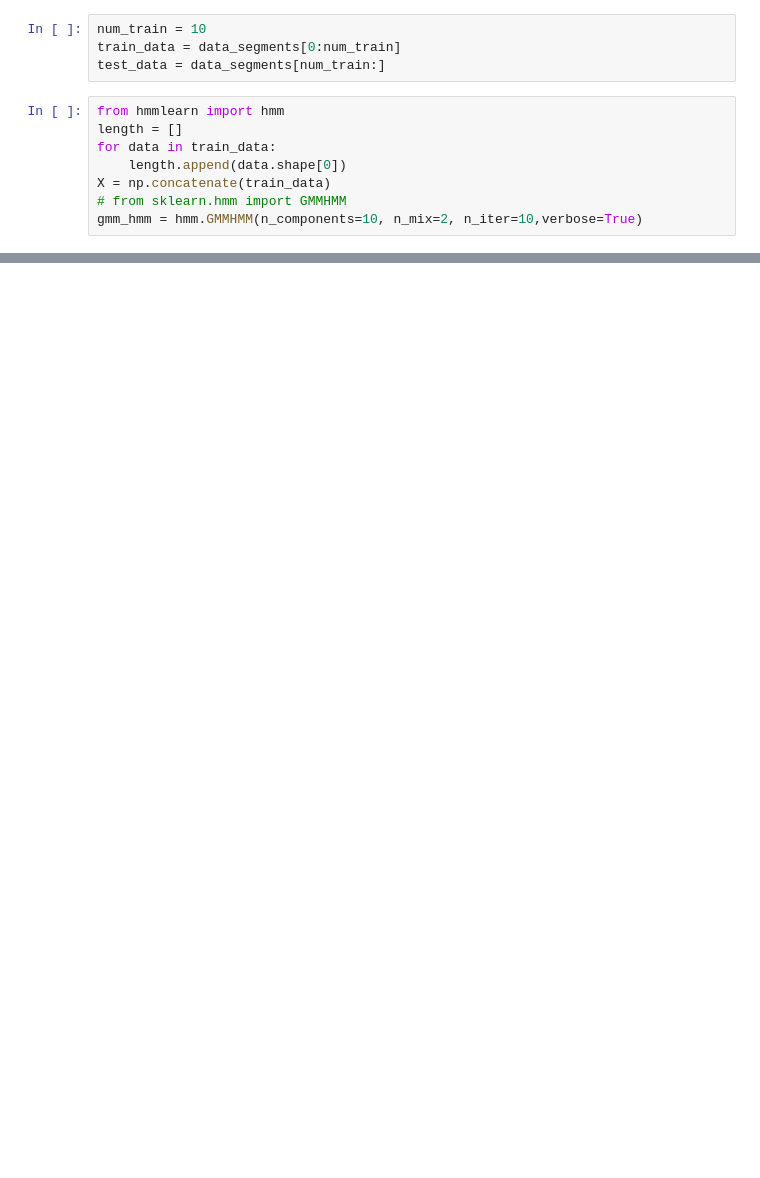
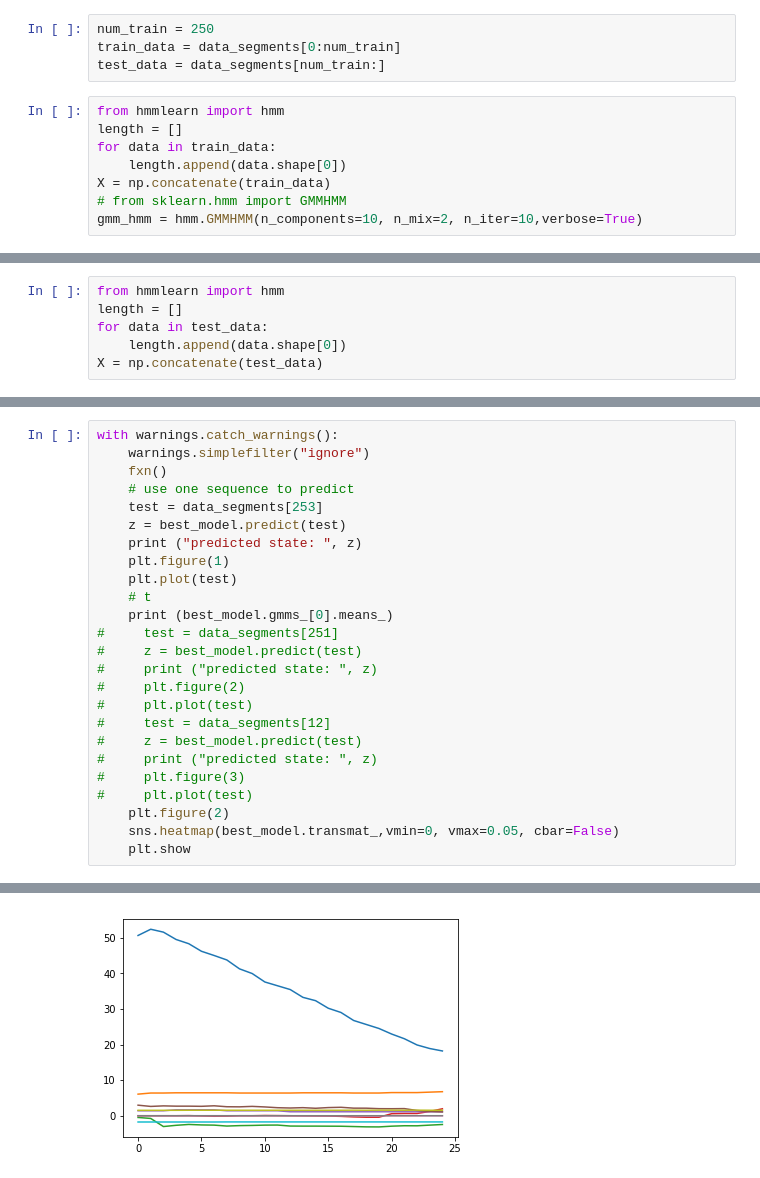
Before and after one commit to MoonBlvd/Sticky-HDP-HMM, a Jupyter notebook: GMM-HMM_clean.ipynb, the cells around one changed output, grey strips where cells are left out. Saved outputs shown, nothing was run; the diff lists cells and outputs as text; blank space fills up the shorter version.

Commit message:
trained models and code to read means/covs

```diff
--- a/GMM-HMM_clean.ipynb
+++ b/GMM-HMM_clean.ipynb
@@ -214,7 +216,7 @@ class GMM_HMM():
         P = self.omega * log_like_matrix / np.reshape(np.sum(self.omega * log_like_matrix, axis=1), (T,1)) # an n*K matrix
         return gamma, xi, P
 # %%
-num_train = 10
+num_train = 250
 train_data = data_segments[0:num_train]
 test_data = data_segments[num_train:]
 # %%
@@ -233,0 +230,6 @@ gmm_hmm = hmm.GMMHMM(n_components=10, n_mix=2, n_iter=10,verbose=True)
+# %%
+from hmmlearn import hmm
+length = []
+for data in test_data:
+    length.append(data.shape[0])
+X = np.concatenate(test_data)
@@ -233,0 +261,26 @@ gmm_hmm = hmm.GMMHMM(n_components=10, n_mix=2, n_iter=10,verbose=True)
+# %%
+with warnings.catch_warnings():
+    warnings.simplefilter("ignore")
+    fxn()
+    # use one sequence to predict
+    test = data_segments[253]
+    z = best_model.predict(test)
+    print ("predicted state: ", z)
+    plt.figure(1)
+    plt.plot(test)
+    # t
+    print (best_model.gmms_[0].means_)
+#     test = data_segments[251]
+#     z = best_model.predict(test)
+#     print ("predicted state: ", z)
+#     plt.figure(2)
+#     plt.plot(test)
+#     test = data_segments[12]
+#     z = best_model.predict(test)
+#     print ("predicted state: ", z)
+#     plt.figure(3)
+#     plt.plot(test)
+    plt.figure(2)
+    sns.heatmap(best_model.transmat_,vmin=0, vmax=0.05, cbar=False)
+    plt.show
+# %% [output]
@@ -233,0 +303 @@ gmm_hmm = hmm.GMMHMM(n_components=10, n_mix=2, n_iter=10,verbose=True)
+[figure, added]
```
Also changed, not shown: parts of 4 cells of this notebook, 13 other files.
